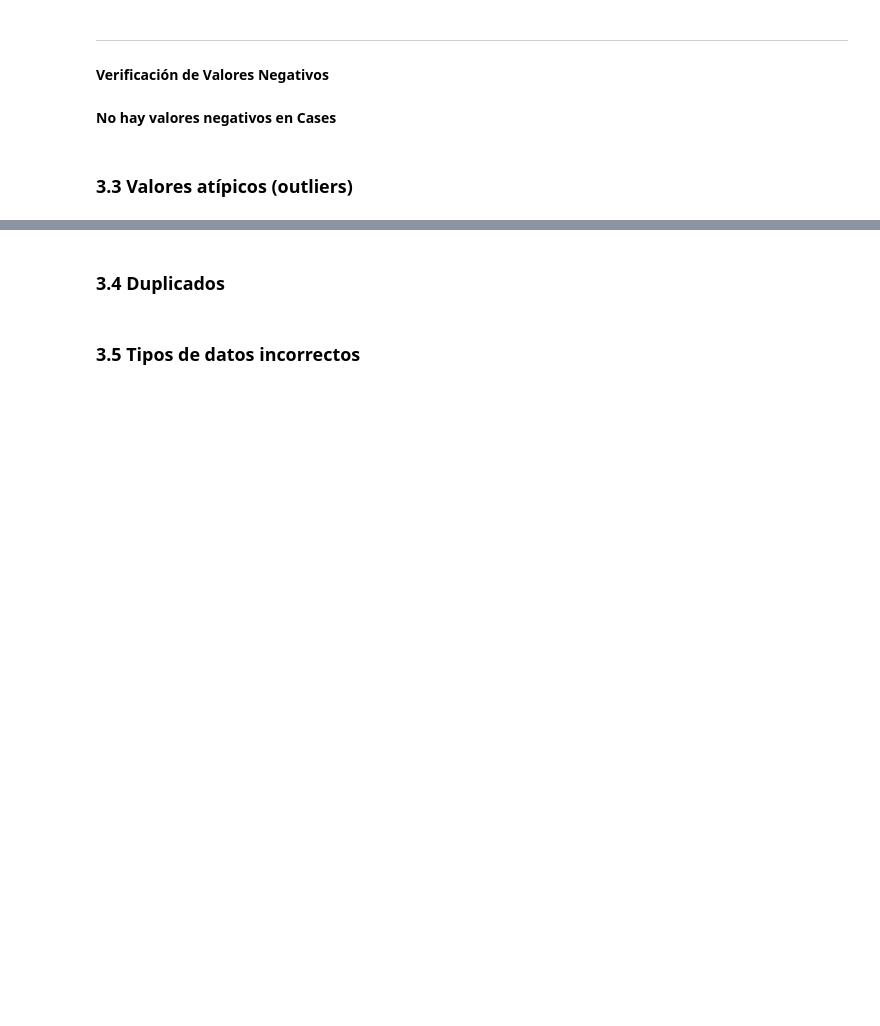
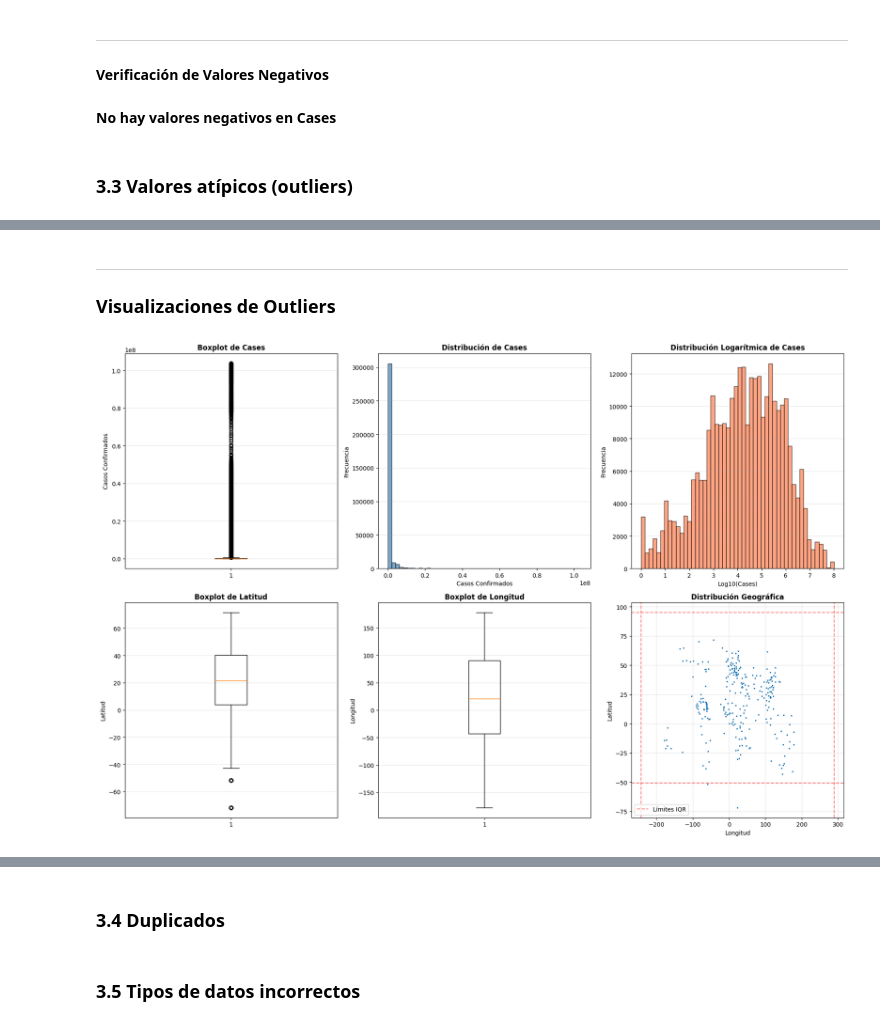
Before and after one commit to esilvas1/Activity3_Data_Management, a Jupyter notebook: Notebook/EDA.ipynb, the cells around one changed output, grey strips where cells are left out. Cells and saved outputs as stored; diff of their text form; code cells hidden in the pictures; blank space fills up the shorter version.

Commit message:
Se realiza ánalisis de valores átipicos

```diff
--- a/Notebook/EDA.ipynb
+++ b/Notebook/EDA.ipynb
@@ -305,0 +487,62 @@ else:
+# %%
+# 4. Visualizaciones
+display(Markdown("""
+---
+### Visualizaciones de Outliers
+"""))
+
+# Crear figura con múltiples gráficos
+fig, axes = plt.subplots(2, 3, figsize=(18, 12))
+
+# Gráfico 1: Boxplot de Cases
+axes[0, 0].boxplot(df_long['Cases'].dropna(), vert=True)
+axes[0, 0].set_ylabel('Casos Confirmados')
+axes[0, 0].set_title('Boxplot de Cases', fontweight='bold')
+axes[0, 0].grid(axis='y', alpha=0.3)
+
+# Gráfico 2: Histograma de Cases
+axes[0, 1].hist(df_long['Cases'].dropna(), bins=50, edgecolor='black', alpha=0.7, color='steelblue')
+axes[0, 1].set_xlabel('Casos Confirmados')
+axes[0, 1].set_ylabel('Frecuencia')
+axes[0, 1].set_title('Distribución de Cases', fontweight='bold')
+axes[0, 1].grid(axis='y', alpha=0.3)
+
+# Gráfico 3: Histograma con escala logarítmica
+valores_positivos = df_long[df_long['Cases'] > 0]['Cases']
+axes[0, 2].hist(np.log10(valores_positivos), bins=50, edgecolor='black', alpha=0.7, color='coral')
+axes[0, 2].set_xlabel('Log10(Cases)')
+axes[0, 2].set_ylabel('Frecuencia')
+axes[0, 2].set_title('Distribución Logarítmica de Cases', fontweight='bold')
+axes[0, 2].grid(axis='y', alpha=0.3)
+
+# Gráfico 4: Boxplot de Lat
+axes[1, 0].boxplot(df_long['Lat'].dropna(), vert=True)
+axes[1, 0].set_ylabel('Latitud')
+axes[1, 0].set_title('Boxplot de Latitud', fontweight='bold')
+axes[1, 0].grid(axis='y', alpha=0.3)
+
+# Gráfico 5: Boxplot de Long
+axes[1, 1].boxplot(df_long['Long'].dropna(), vert=True)
+axes[1, 1].set_ylabel('Longitud')
+axes[1, 1].set_title('Boxplot de Longitud', fontweight='bold')
+axes[1, 1].grid(axis='y', alpha=0.3)
+
+# Gráfico 6: Scatter plot Lat vs Long (muestra outliers geográficos)
+axes[1, 2].scatter(df_long['Long'], df_long['Lat'], alpha=0.3, s=1)
+axes[1, 2].set_xlabel('Longitud')
+axes[1, 2].set_ylabel('Latitud')
+axes[1, 2].set_title('Distribución Geográfica', fontweight='bold')
+axes[1, 2].grid(alpha=0.3)
+axes[1, 2].axhline(y=limite_inf_lat, color='r', linestyle='--', alpha=0.5, label='Límites IQR')
+axes[1, 2].axhline(y=limite_sup_lat, color='r', linestyle='--', alpha=0.5)
+axes[1, 2].axvline(x=limite_inf_long, color='r', linestyle='--', alpha=0.5)
+axes[1, 2].axvline(x=limite_sup_long, color='r', linestyle='--', alpha=0.5)
+axes[1, 2].legend()
+
+plt.tight_layout()
+plt.show()
+# %% [output]
+
+---
+### Visualizaciones de Outliers
+[figure, added]
```
Also changed, not shown: parts of 6 cells of this notebook.
